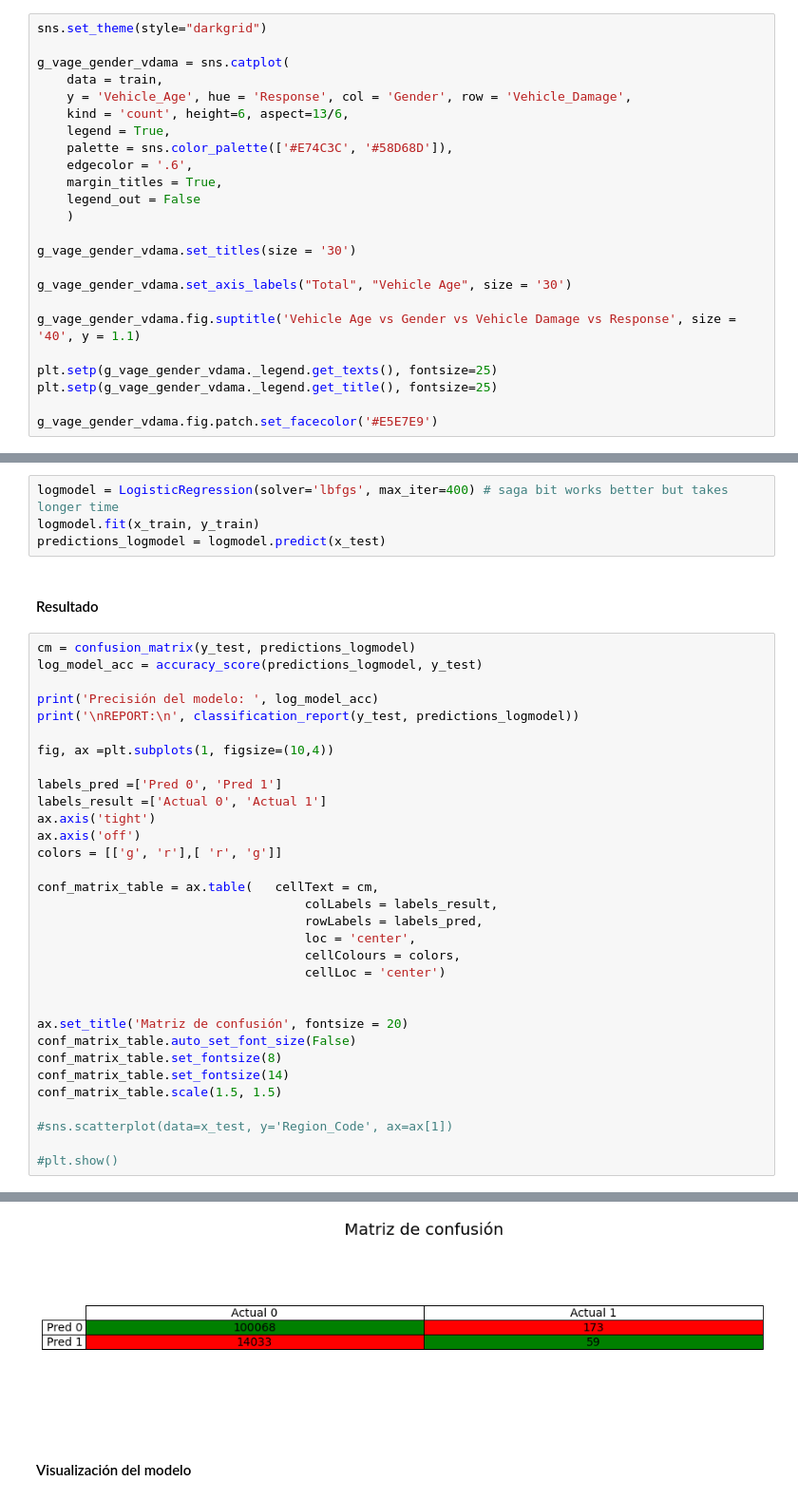
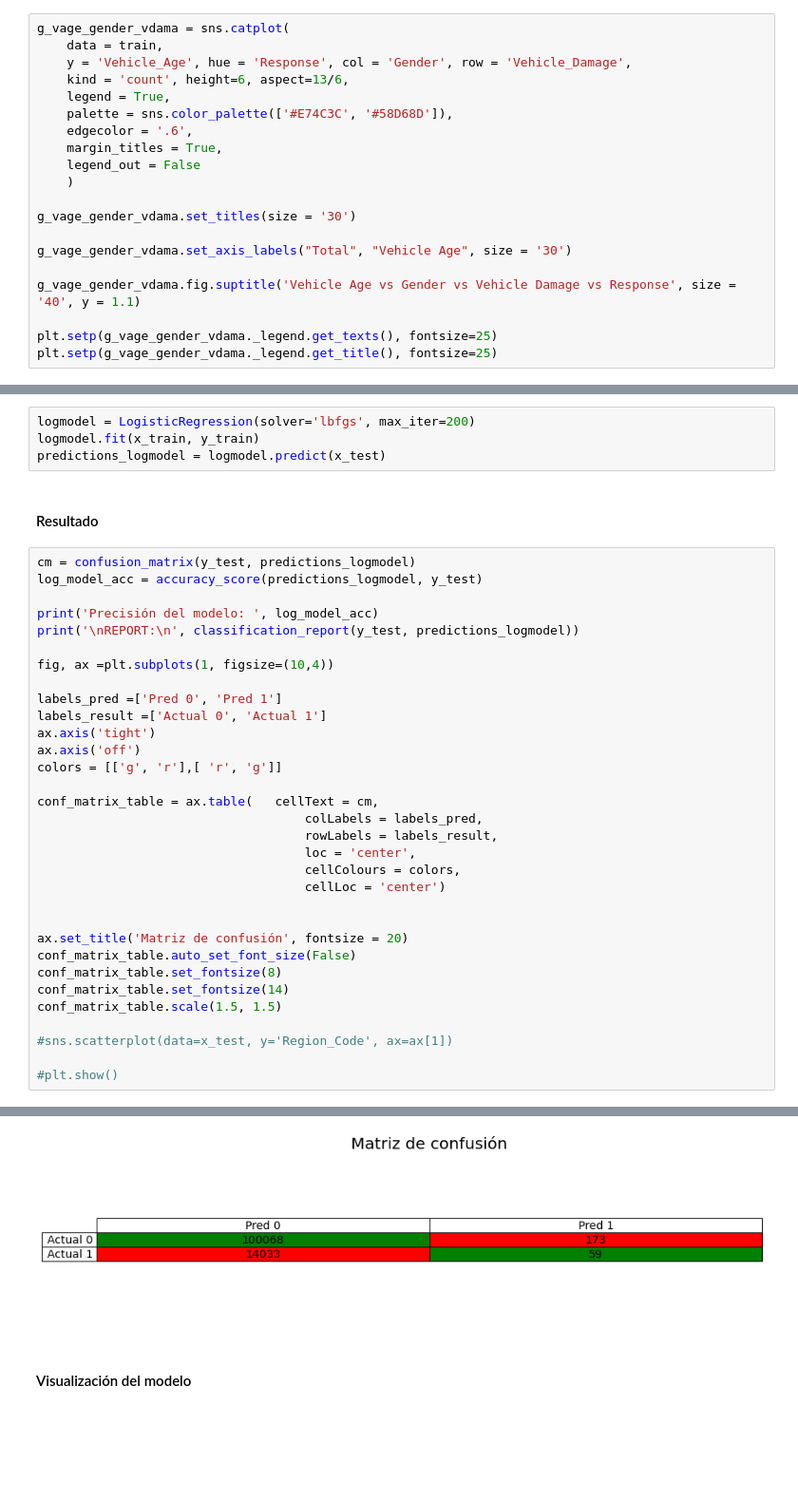
Before and after one commit to GZabalaG/AIMaster, a Jupyter notebook: Datasets_Analysis/car_insurance.ipynb, the cells around one changed output, grey strips where cells are left out. Shown at 95% size. Saved outputs shown, nothing was run; the diff lists cells and outputs as text; blank space fills up the shorter version.

```diff
--- a/Datasets_Analysis/car_insurance.ipynb
+++ b/Datasets_Analysis/car_insurance.ipynb
@@ -102,8 +268,6 @@ Podemos considerar una de las variables más decisivas el hecho de haber recibid
 - Género
 - Respuesta
 # %%
-sns.set_theme(style="darkgrid")
-
 g_vage_gender_vdama = sns.catplot(
     data = train,
     y = 'Vehicle_Age', hue = 'Response', col = 'Gender', row = 'Vehicle_Damage',
@@ -123,6 +287,4 @@ g_vage_gender_vdama.fig.suptitle('Vehicle Age vs Gender vs Vehicle Damage vs Res
 
 plt.setp(g_vage_gender_vdama._legend.get_texts(), fontsize=25)
 plt.setp(g_vage_gender_vdama._legend.get_title(), fontsize=25)
-
-g_vage_gender_vdama.fig.patch.set_facecolor('#E5E7E9')
 # %% [output]
@@ -383,7 +645,7 @@ Analizamos el modelo de regresión logistica
 # %% [markdown]
 #### Configuración del modelo
 # %%
-logmodel = LogisticRegression(solver='lbfgs', max_iter=400) # saga bit works better but takes longer time
+logmodel = LogisticRegression(solver='lbfgs', max_iter=200)
 logmodel.fit(x_train, y_train)
 predictions_logmodel = logmodel.predict(x_test)
 # %% [markdown]
@@ -403,36 +665,36 @@ ax.axis('tight')
 ax.axis('off')
 colors = [['g', 'r'],[ 'r', 'g']]
 
 conf_matrix_table = ax.table(   cellText = cm,
-                                    colLabels = labels_result,
-                                    rowLabels = labels_pred,
+                                    colLabels = labels_pred,
+                                    rowLabels = labels_result,
                                     loc = 'center',
                                     cellColours = colors,
                                     cellLoc = 'center')
 
 
 ax.set_title('Matriz de confusión', fontsize = 20)
 conf_matrix_table.auto_set_font_size(False)
 conf_matrix_table.set_fontsize(8)
 conf_matrix_table.set_fontsize(14)
 conf_matrix_table.scale(1.5, 1.5)
 
 #sns.scatterplot(data=x_test, y='Region_Code', ax=ax[1])
 
 #plt.show()
 # %% [output]
 Precisión del modelo:  0.8757489088889472
 
 REPORT:
                precision    recall  f1-score   support
 
            0       0.88      1.00      0.93    100241
            1       0.25      0.00      0.01     14092
 
     accuracy                           0.88    114333
    macro avg       0.57      0.50      0.47    114333
 weighted avg       0.80      0.88      0.82    114333
-[figure, old version]
+[figure, new version]
 # %% [markdown]
 #### Visualización del modelo
 # %%
```
Also changed, not shown: parts of 26 cells of this notebook, 1 other file.
